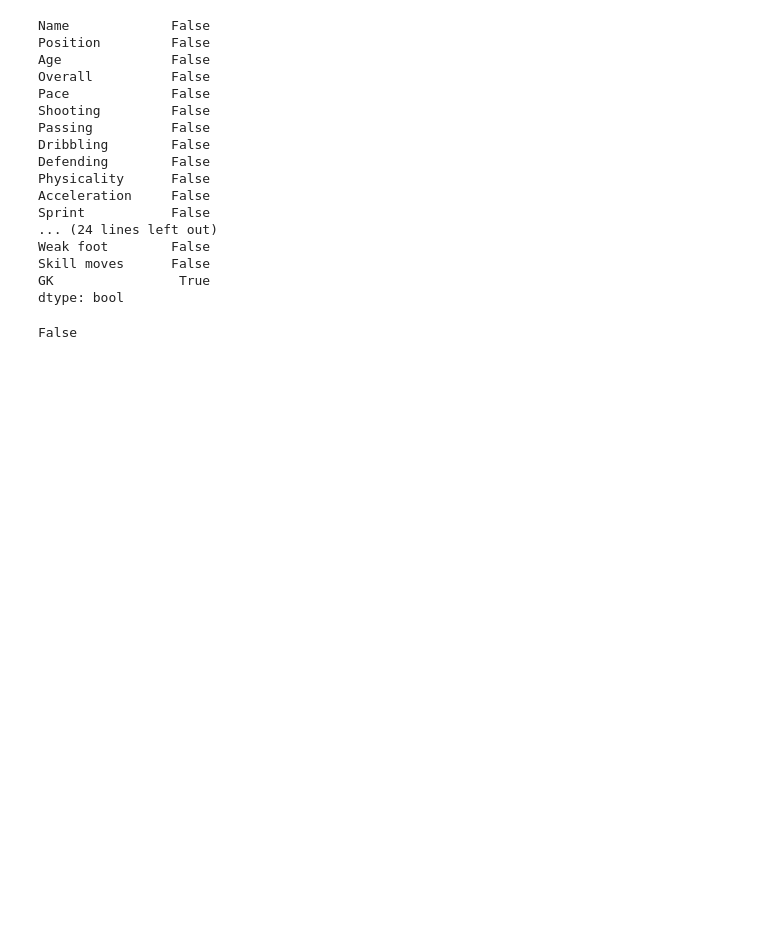
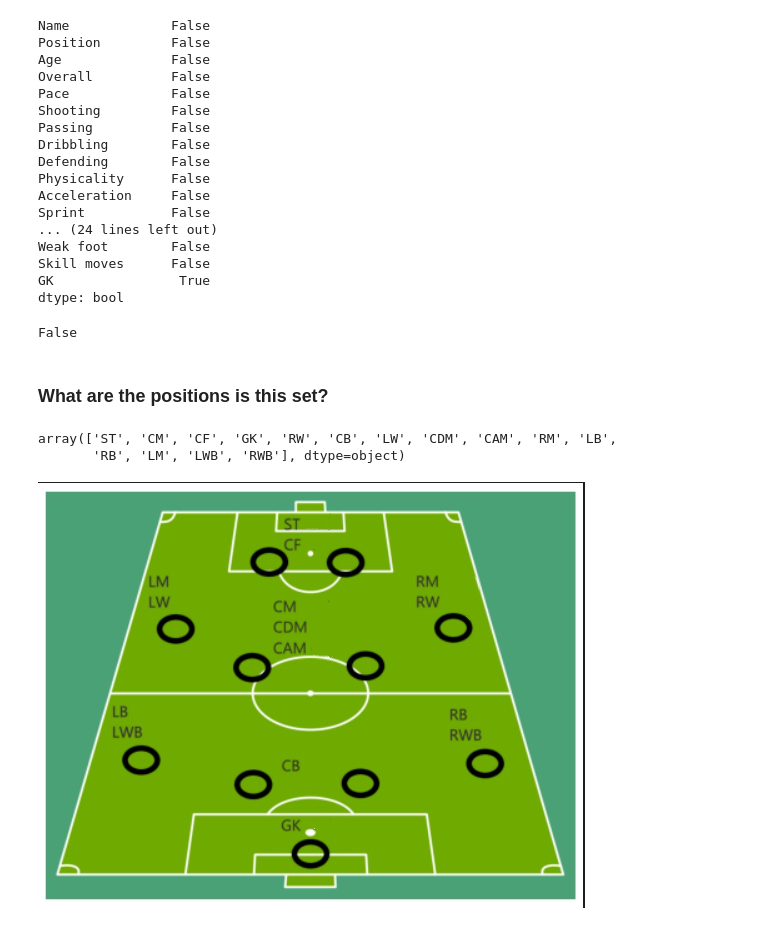
Before and after one commit to YSKAA423/Football-Player-Classification-and-Stat-Prediction-using-KNN-and-Linear-Regression, a Jupyter notebook: Using K-Nearest-Neighbor to classify my position.ipynb, the cells around one changed output. Cells and saved outputs as stored; diff of their text form; code cells hidden in the pictures; blank space fills up the shorter version.

```diff
--- a/Using K-Nearest-Neighbor to classify my position.ipynb
+++ b/Using K-Nearest-Neighbor to classify my position.ipynb
@@ -101,3 +121,17 @@ players.fillna({'GK':0},inplace=True)
 players.GK.isna().any()
 # %% [output]
 False
+# %% [markdown]
+### What are the positions is this set?
+# %%
+players.Position.unique()
+# %% [output]
+array(['ST', 'CM', 'CF', 'GK', 'RW', 'CB', 'LW', 'CDM', 'CAM', 'RM', 'LB',
+       'RB', 'LM', 'LWB', 'RWB'], dtype=object)
+# %%
+# Here is how usually they are spread across the field
+
+img = Image.open('formation.jpg')
+display(img)
+# %% [output]
+[figure, added]
```
Also changed, not shown: parts of 41 cells of this notebook.
